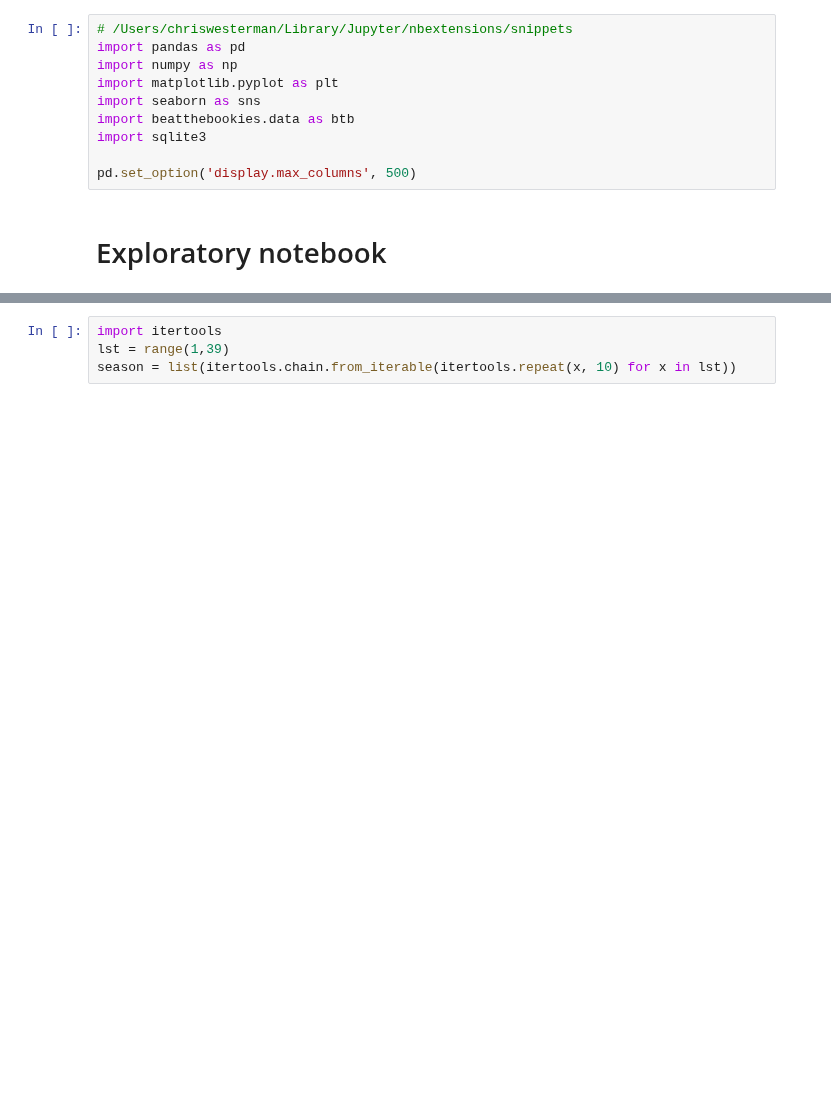
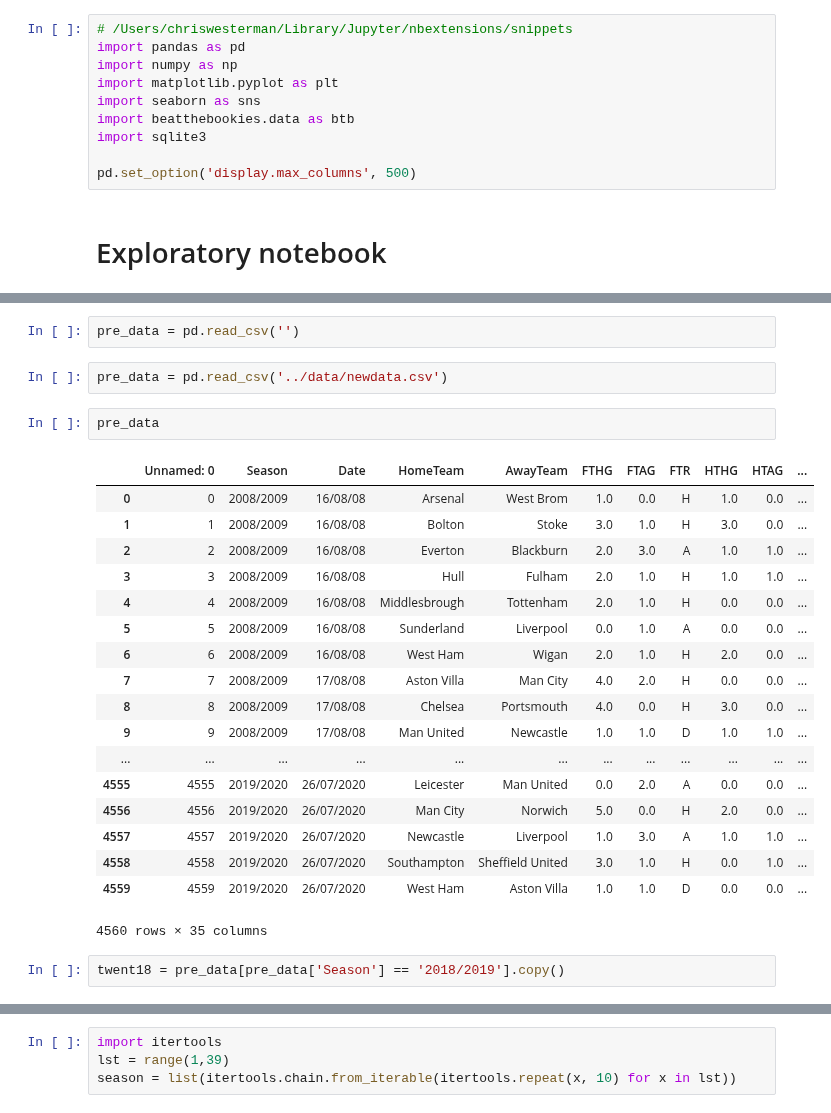
Before and after one commit to georgebrockman/beatthebookies, a Jupyter notebook: beatthebookies/notebooks/chris_explore.ipynb, the cells around one changed output, grey strips where cells are left out. Cells and saved outputs as stored; diff of their text form; blank space fills up the shorter version.

```diff
--- a/beatthebookies/notebooks/chris_explore.ipynb
+++ b/beatthebookies/notebooks/chris_explore.ipynb
@@ -34,0 +101,27 @@ df.to_csv("../data/tempfile.csv", index=False, encoding='utf-8-sig')
+# %%
+pre_data = pd.read_csv('')
+# %%
+pre_data = pd.read_csv('../data/newdata.csv')
+# %%
+pre_data
+# %% [output]
+|  | Unnamed: 0 | Season | Date | HomeTeam | AwayTeam | FTHG | FTAG | FTR | HTHG | HTAG | ... |
+| 0 | 0 | 2008/2009 | 16/08/08 | Arsenal | West Brom | 1.0 | 0.0 | H | 1.0 | 0.0 | ... |
+| 1 | 1 | 2008/2009 | 16/08/08 | Bolton | Stoke | 3.0 | 1.0 | H | 3.0 | 0.0 | ... |
+| 2 | 2 | 2008/2009 | 16/08/08 | Everton | Blackburn | 2.0 | 3.0 | A | 1.0 | 1.0 | ... |
+| 3 | 3 | 2008/2009 | 16/08/08 | Hull | Fulham | 2.0 | 1.0 | H | 1.0 | 1.0 | ... |
+| 4 | 4 | 2008/2009 | 16/08/08 | Middlesbrough | Tottenham | 2.0 | 1.0 | H | 0.0 | 0.0 | ... |
+| 5 | 5 | 2008/2009 | 16/08/08 | Sunderland | Liverpool | 0.0 | 1.0 | A | 0.0 | 0.0 | ... |
+| 6 | 6 | 2008/2009 | 16/08/08 | West Ham | Wigan | 2.0 | 1.0 | H | 2.0 | 0.0 | ... |
+| 7 | 7 | 2008/2009 | 17/08/08 | Aston Villa | Man City | 4.0 | 2.0 | H | 0.0 | 0.0 | ... |
+| 8 | 8 | 2008/2009 | 17/08/08 | Chelsea | Portsmouth | 4.0 | 0.0 | H | 3.0 | 0.0 | ... |
+| 9 | 9 | 2008/2009 | 17/08/08 | Man United | Newcastle | 1.0 | 1.0 | D | 1.0 | 1.0 | ... |
+| ... | ... | ... | ... | ... | ... | ... | ... | ... | ... | ... | ... |
+| 4555 | 4555 | 2019/2020 | 26/07/2020 | Leicester | Man United | 0.0 | 2.0 | A | 0.0 | 0.0 | ... |
+| 4556 | 4556 | 2019/2020 | 26/07/2020 | Man City | Norwich | 5.0 | 0.0 | H | 2.0 | 0.0 | ... |
+| 4557 | 4557 | 2019/2020 | 26/07/2020 | Newcastle | Liverpool | 1.0 | 3.0 | A | 1.0 | 1.0 | ... |
+| 4558 | 4558 | 2019/2020 | 26/07/2020 | Southampton | Sheffield United | 3.0 | 1.0 | H | 0.0 | 1.0 | ... |
+| 4559 | 4559 | 2019/2020 | 26/07/2020 | West Ham | Aston Villa | 1.0 | 1.0 | D | 0.0 | 0.0 | ... |
+4560 rows × 35 columns
+# %%
+twent18 = pre_data[pre_data['Season'] == '2018/2019'].copy()
```
Also changed, not shown: parts of 36 cells of this notebook, 4 other files.
